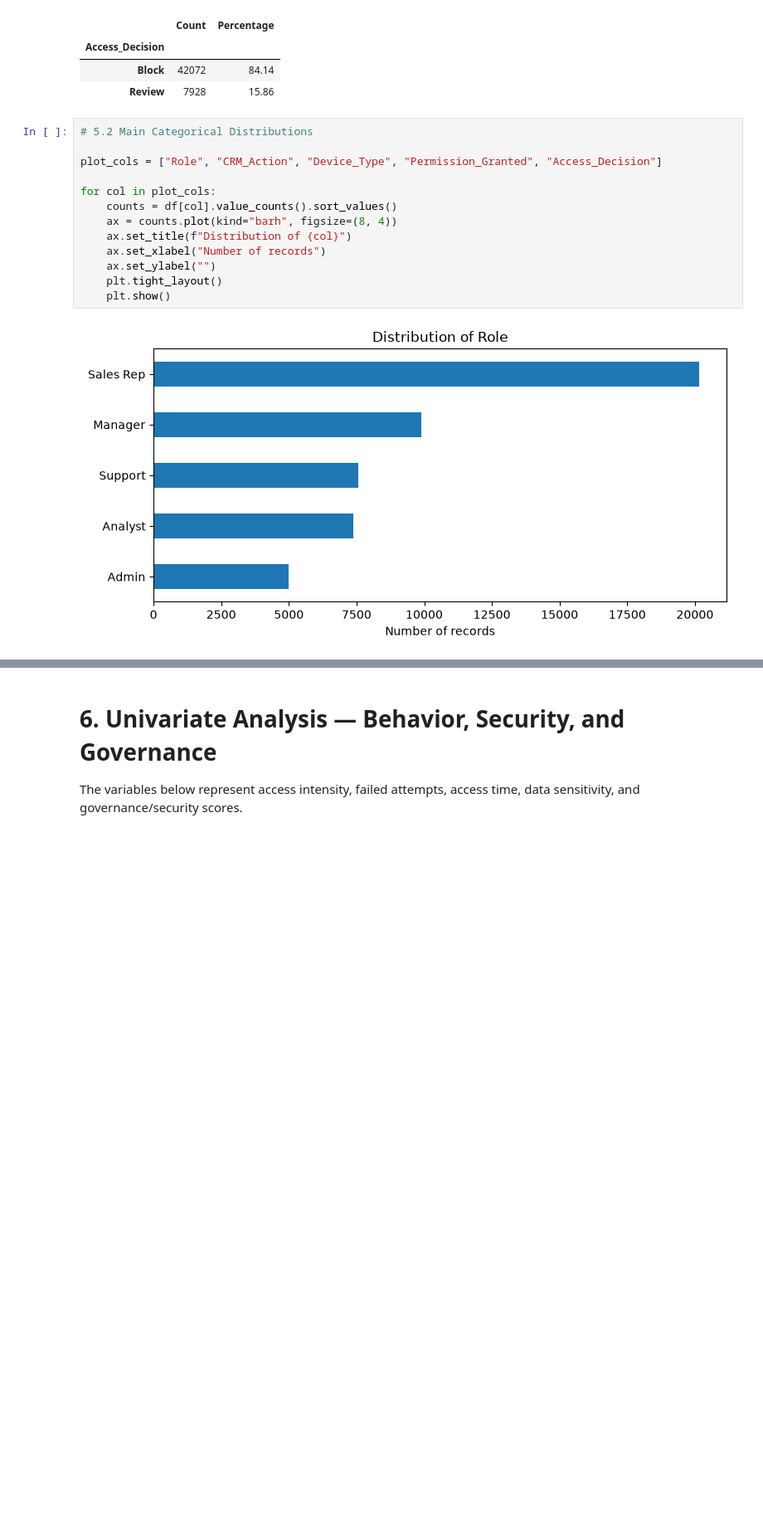
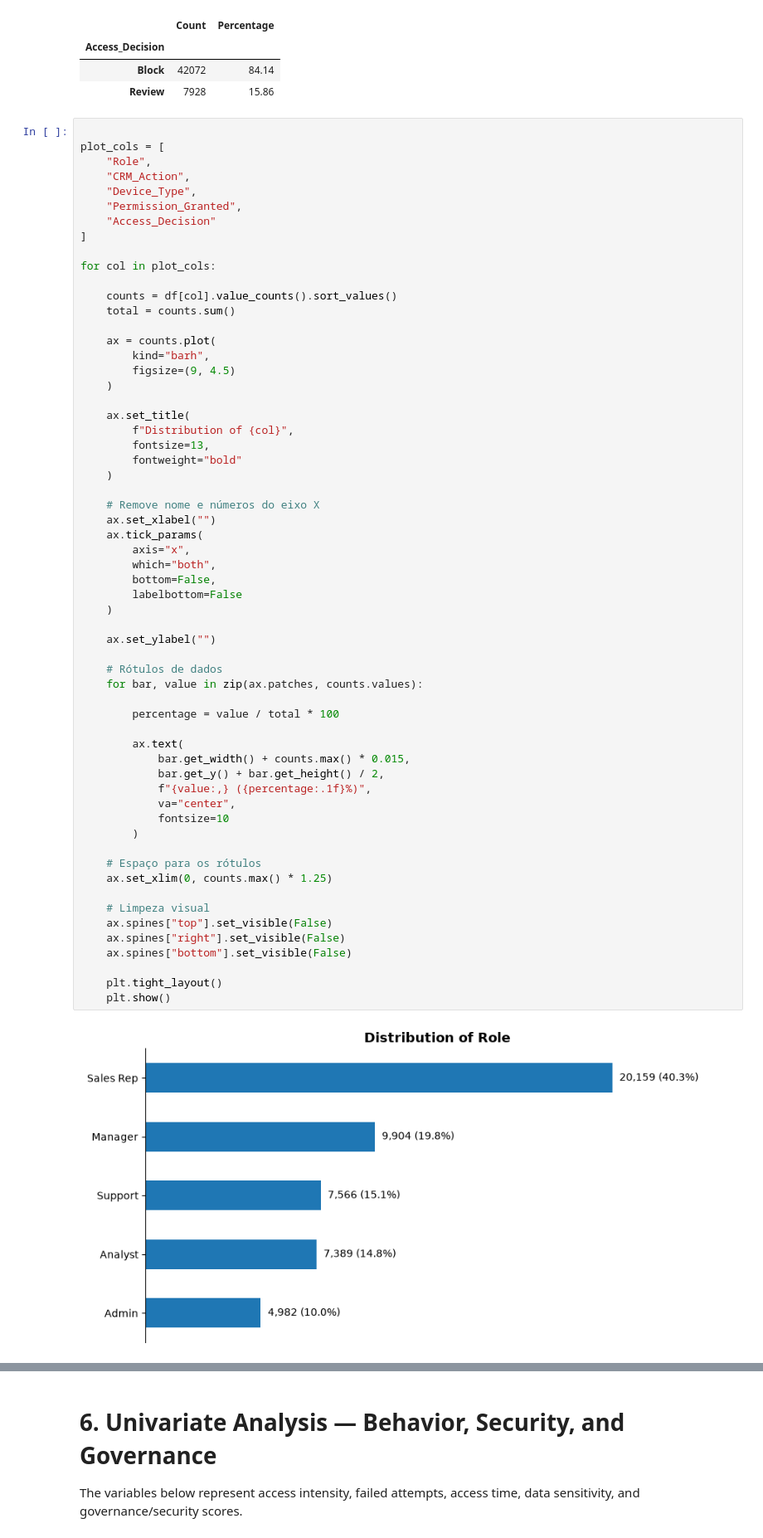
Before and after one commit to leaop/Projects, a Jupyter notebook: CRM/CRM_Governance.ipynb, the cells around one changed output, grey strips where cells are left out. Shown at 83% size. Saved outputs shown, nothing was run; the diff lists cells and outputs as text; blank space fills up the shorter version.

```diff
--- a/CRM/CRM_Governance.ipynb
+++ b/CRM/CRM_Governance.ipynb
@@ -328,17 +329,64 @@ for col in categorical_cols:
 | Block | 42072 | 84.14 |
 | Review | 7928 | 15.86 |
 # %%
-# 5.2 Main Categorical Distributions
 
-plot_cols = ["Role", "CRM_Action", "Device_Type", "Permission_Granted", "Access_Decision"]
+plot_cols = [
+    "Role",
+    "CRM_Action",
+    "Device_Type",
+    "Permission_Granted",
+    "Access_Decision"
+]
 
 for col in plot_cols:
+
     counts = df[col].value_counts().sort_values()
-    ax = counts.plot(kind="barh", figsize=(8, 4))
-    ax.set_title(f"Distribution of {col}")
-    ax.set_xlabel("Number of records")
+    total = counts.sum()
+
+    ax = counts.plot(
+        kind="barh",
+        figsize=(9, 4.5)
+    )
+
+    ax.set_title(
+        f"Distribution of {col}",
+        fontsize=13,
+        fontweight="bold"
+    )
+
+    # Remove nome e números do eixo X
+    ax.set_xlabel("")
+    ax.tick_params(
+        axis="x",
+        which="both",
+        bottom=False,
+        labelbottom=False
+    )
+
     ax.set_ylabel("")
+
+    # Rótulos de dados
+    for bar, value in zip(ax.patches, counts.values):
+
+        percentage = value / total * 100
+
+        ax.text(
+            bar.get_width() + counts.max() * 0.015,
+            bar.get_y() + bar.get_height() / 2,
+            f"{value:,} ({percentage:.1f}%)",
+            va="center",
+            fontsize=10
+        )
+
+    # Espaço para os rótulos
+    ax.set_xlim(0, counts.max() * 1.25)
+
+    # Limpeza visual
+    ax.spines["top"].set_visible(False)
+    ax.spines["right"].set_visible(False)
+    ax.spines["bottom"].set_visible(False)
+
     plt.tight_layout()
     plt.show()
 # %% [output]
-[figure, old version]
+[figure, new version]
```
Also changed, not shown: parts of 5 cells of this notebook, 2 other files.
